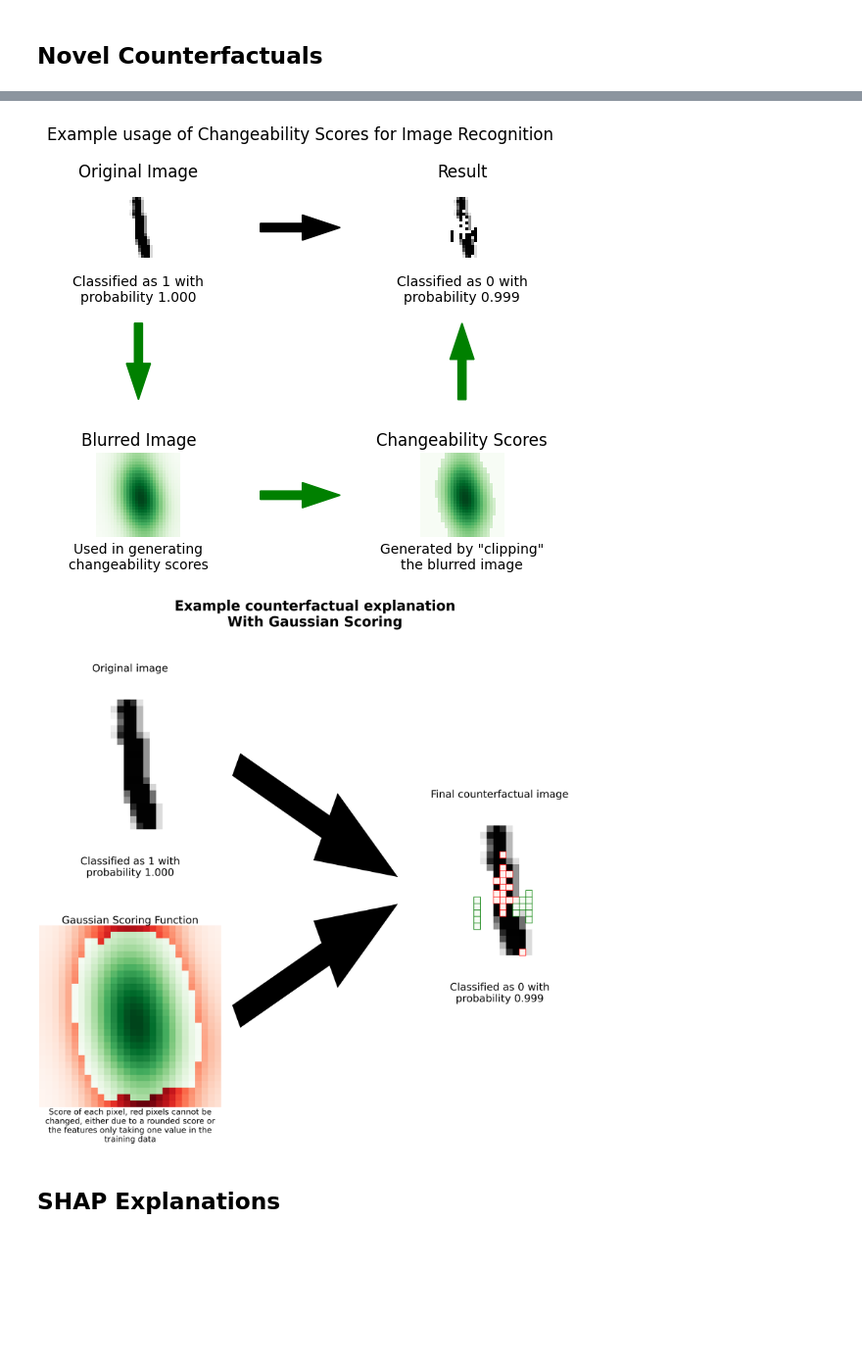
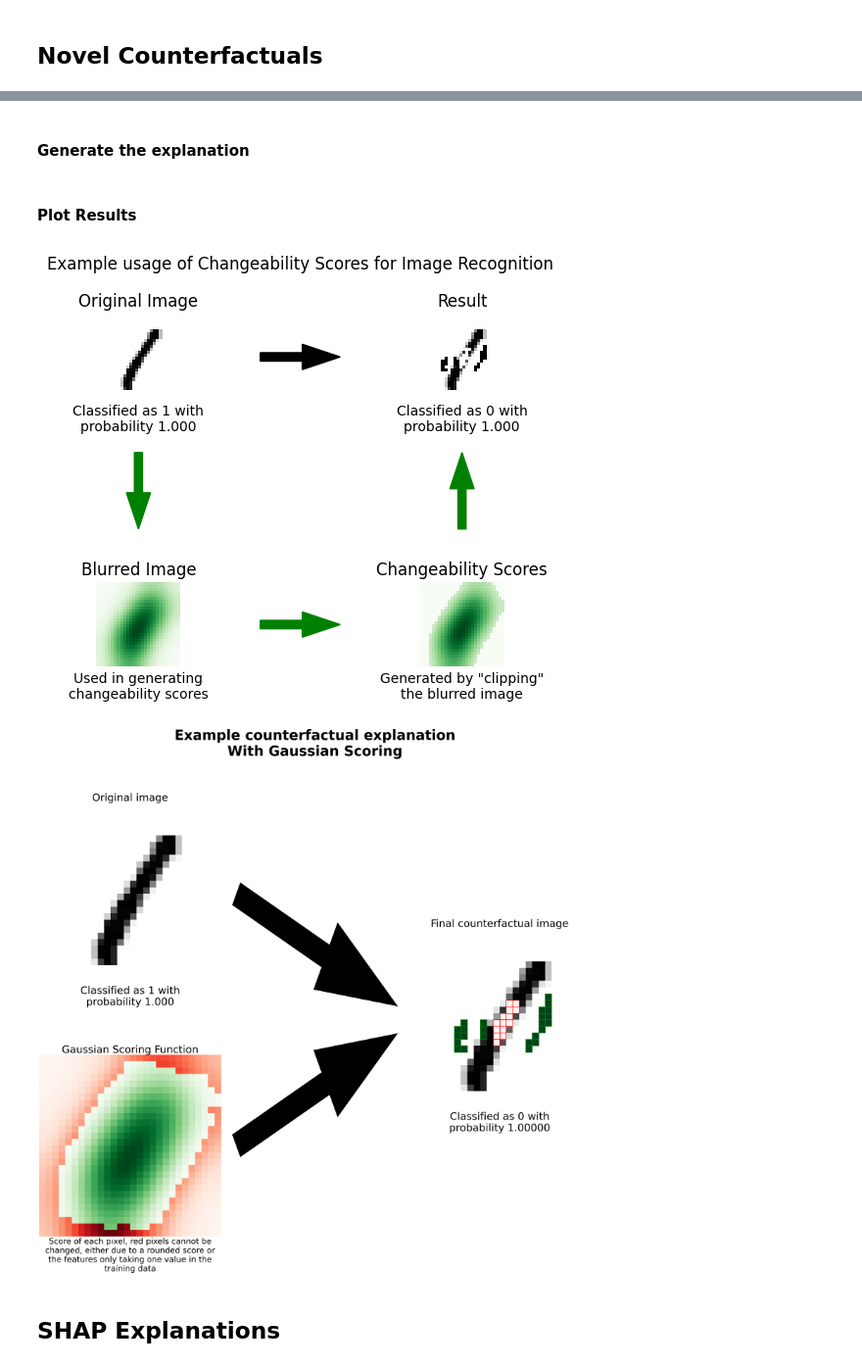
Before and after one commit to JoshanParmar/TuneableCounterfactuals, a Jupyter notebook: evaluations/mnist/evaluations.ipynb, the cells around one changed output, grey strips where cells are left out. Shown at 98% size. Cells and saved outputs as stored; diff of their text form; code cells hidden in the pictures; blank space fills up the shorter version.

```diff
--- a/evaluations/mnist/evaluations.ipynb
+++ b/evaluations/mnist/evaluations.ipynb
@@ -288,6 +363,6 @@ explainer = Explainer(
 # %%
 results = []
-for additional_threshold in [-0.25, 0, 0.499]:
+for additional_threshold in [-0.25, 0, 0.4999999]:
     results.append(
         explainer.explain(
             df.iloc[1],
@@ -298,5 +390,7 @@ for additional_threshold in [-0.25, 0, 0.499]:
 # %%
-def plot_with_changes_highlighted(ax, original, result_object, initial_classification):
+def plot_with_changes_highlighted(
+    ax, original, result_object, initial_classification, fontsize=36
+):
     new = result_object[1].explanation_point
 
     new[result_object[1].explainable_variable] = result_object[1].get_arg_extrema(
@@ -316,18 +410,15 @@ def plot_with_changes_highlighted(ax, original, result_object, initial_classific
     new_smaller[original <= new] = np.nan  # Only plot if it's smaller
 
     ax.imshow(
-        np.array(new_unchanged[:-1]).reshape(28, 28),
-        cmap="binary",
+        np.array(new_unchanged[:-1]).reshape(28, 28), cmap="binary", vmin=-0.5, vmax=0.5
     )
 
     ax.imshow(
-        np.array(new_larger[:-1]).reshape(28, 28),
-        cmap="Greens",
+        np.array(new_larger[:-1]).reshape(28, 28), cmap="Greens", vmin=-0.5, vmax=0.5
     )
 
     ax.imshow(
-        np.array(new_smaller[:-1]).reshape(28, 28),
-        cmap="Reds",
+        np.array(new_smaller[:-1]).reshape(28, 28), cmap="Reds", vmin=-0.5, vmax=0.5
     )
 
     def highlight_cell(x, y, ax, color):
@@ -343,8 +434,8 @@ def plot_with_changes_highlighted(ax, original, result_object, initial_classific
                 highlight_cell(j, i, ax, "r")
 
     ax.set_xlabel(
-        f"Classified as {result_object[1].class_prediction_function(pd.DataFrame(new[:-1]).T)} with\nprobability {result_object[1].probability_prediction_function(pd.DataFrame(new[:-1]).T).max():.3f}",
-        fontsize=36,
+        f"Classified as {result_object[1].class_prediction_function(pd.DataFrame(new[:-1]).T)} with\nprobability {result_object[1].probability_prediction_function(pd.DataFrame(new[:-1]).T).max():.5f}",
+        fontsize=fontsize,
     )
 
     return new
@@ -530,5 +685,5 @@ plt.savefig(
 # %%
 scores = gaussian_filter(
-    ((df.iloc[2].values[:-1].astype(float).reshape(28, 28)) + 0.5), sigma=5
+    ((df.iloc[1].values[:-1].astype(float).reshape(28, 28)) + 0.5), sigma=5
 ).reshape(784)
 dict_scores = {x: y for x, y in zip(df.columns[:-1], scores) if y > 0.05}
@@ -546,13 +703,23 @@ explainer_scoring = Explainer(
     ),
     class_prediction_function=lambda x: pipeline_with_reshape.predict(x).argmax(),
 )
+# %% [markdown]
+#### Generate the explanation
+# %%
+result_scoring = explainer_scoring.explain(
+    df.iloc[1],
+    additional_threshold=0.4999999,
+    store_historical_times=True,
+)
+# %% [markdown]
+#### Plot Results
 # %%
 fig, axs = plt.subplots(3, 3)
 plt.suptitle("Example usage of Changeability Scores for Image Recognition")
 
 # Initial Image
 axs[0, 0].imshow(
-    np.array(df.iloc[2][:-1]).astype(np.float32).reshape(28, 28),
+    np.array(df.iloc[1][:-1]).astype(np.float32).reshape(28, 28),
     cmap="binary",
 )
 axs[0, 0].set_title("Original Image")
@@ -562,7 +729,7 @@ axs[0, 0].set_xlabel(
 
 # Blur Image
 blurred = gaussian_filter(
-    (np.array(df.iloc[2][:-1]).astype(np.float32).reshape(28, 28) + 0.5),
+    (np.array(df.iloc[1][:-1]).astype(np.float32).reshape(28, 28) + 0.5),
     sigma=5,
 )
 axs[2, 0].imshow(blurred, cmap="Greens")
@@ -614,21 +781,21 @@ fig.subplots_adjust(left=0.1)
 plt.savefig("../../figures/mnist_changeability_example.eps", bbox_inches="tight")
 plt.show()
 # %% [output]
-[figure, old version]
+[figure, new version]
 # %%
 fig, ax = plt.subplots(2, 3, figsize=(27, 27))
 ax[0, 0].imshow(
-    np.array(df.iloc[2][:-1]).astype(np.float32).reshape(28, 28),
+    np.array(df.iloc[1][:-1]).astype(np.float32).reshape(28, 28),
     cmap="binary",
 )
 ax[0, 0].set_title("Original image", fontsize=36)
 ax[0, 0].set_xlabel(
-    f"Classified as {pipeline_with_reshape.predict(df.iloc[2][:-1]).argmax()} with\nprobability {pipeline_with_reshape.predict(df.iloc[2][:-1]).reshape(-1, 2).max():.3f}",
+    f"Classified as {pipeline_with_reshape.predict(df.iloc[1][:-1]).argmax()} with\nprobability {pipeline_with_reshape.predict(df.iloc[1][:-1]).reshape(-1, 2).max():.3f}",
     fontsize=36,
 )
 
 blurred = gaussian_filter(
-    np.array(df.iloc[2][:-1]).astype(np.float32).reshape(28, 28) + 0.5,
+    np.array(df.iloc[1][:-1]).astype(np.float32).reshape(28, 28) + 0.5,
     sigma=5,
 )
 
@@ -666,38 +833,38 @@ ax[0, 1].arrow(x=0.25, y=0.5, dx=0.5, dy=-0.25, width=0.1, color="k")
 ax[0, 1].set_ylim([0, 1])
 _ = plot_with_changes_highlighted(
     axbig,
-    df.iloc[2],
+    df.iloc[1],
     result_scoring,
-    initial_classification=pipeline_with_reshape.predict(df.iloc[2][:-1]).argmax(),
+    initial_classification=pipeline_with_reshape.predict(df.iloc[1][:-1]).argmax(),
 )
 axbig.set_title("Final counterfactual image", fontsize=36)
 
 for b in ax:
     for a in b:
         a.set_xticks([])
         a.set_yticks([])
         for spine in a.spines:
             a.spines[spine].set_visible(False)
 for a in [axbig]:
     a.set_xticks([])
     a.set_yticks([])
     for spine in a.spines:
         a.spines[spine].set_visible(False)
 
 
 plt.suptitle(
     "Example counterfactual explanation\nWith Gaussian Scoring\n",
     weight="bold",
     fontsize=48,
 )
 plt.tight_layout()
 plt.savefig(
     "../../figures/overall_mnist_counterfactual_example.eps", bbox_inches="tight"
 )
 plt.savefig(
     "../../figures/overall_mnist_counterfactual_example.png", bbox_inches="tight"
 )
 # %% [output]
-[figure, old version]
+[figure, new version]
 # %% [markdown]
 ## SHAP Explanations
```
Also changed, not shown: parts of 62 cells of this notebook, 25 other files.
